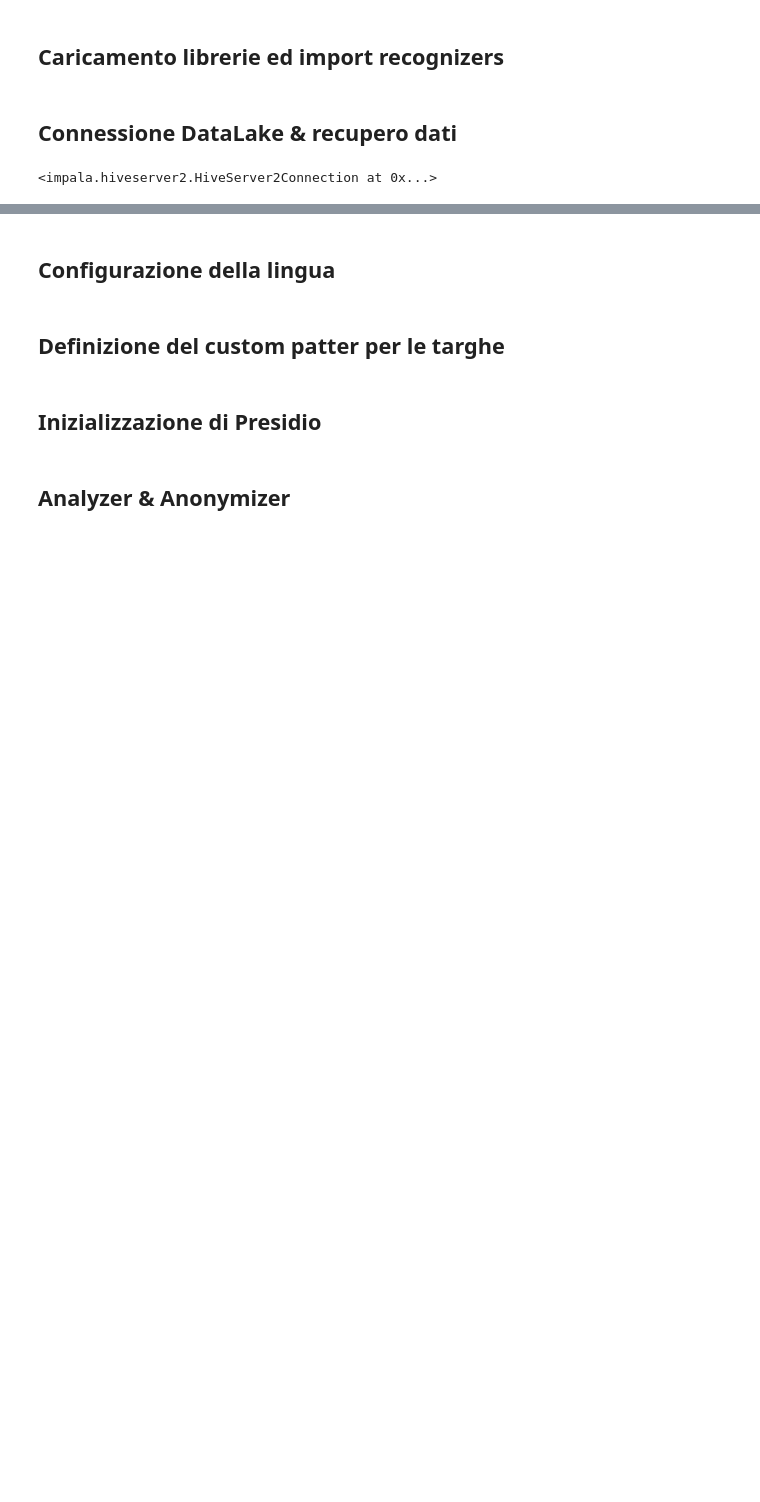
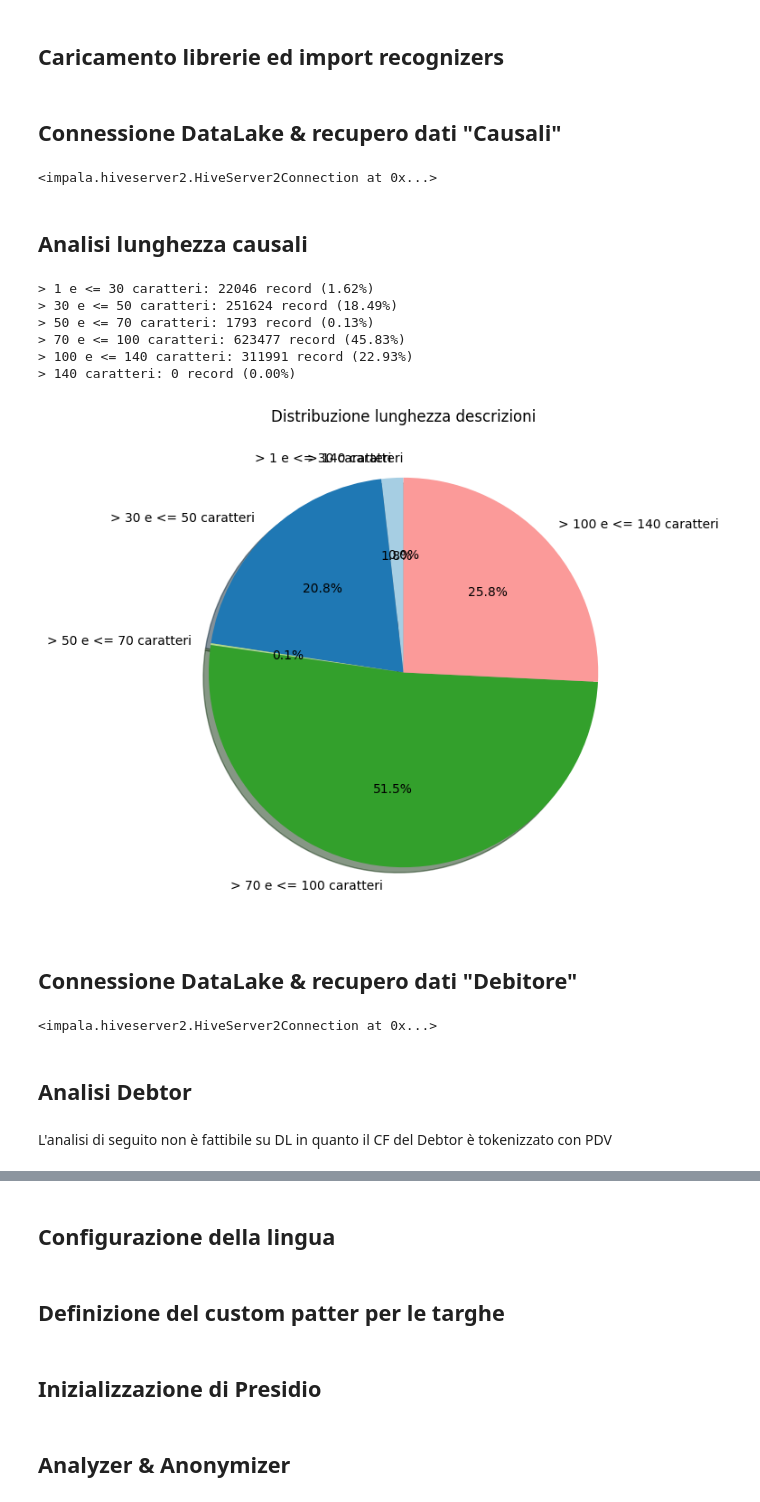
Before and after one commit to pagopa/pagopa-qa, a Jupyter notebook: data analysis/RTP analisi dati.ipynb, the cells around one changed output, grey strips where cells are left out. Cells and saved outputs as stored; diff of their text form; code cells hidden in the pictures; blank space fills up the shorter version.

```diff
--- a/data analysis/RTP analisi dati.ipynb
+++ b/data analysis/RTP analisi dati.ipynb
@@ -13,7 +12,7 @@ from presidio_analyzer import PatternRecognizer, Pattern
 # %%
 import cml.data_v1 as cmldata
 # %% [markdown]
-## Connessione DataLake & recupero dati
+## Connessione DataLake & recupero dati "Causali"
 # %%
 CONNECTION_NAME = "dl-analysis-impala-vw"
 conn = cmldata.get_connection(CONNECTION_NAME)
@@ -43,3 +46,79 @@ dataframe = conn.get_pandas_dataframe(QUERY)
 conn.close()
 # %% [output]
 <impala.hiveserver2.HiveServer2Connection at 0x...>
+# %% [markdown]
+## Analisi lunghezza causali
+# %%
+import pandas as pd
+import matplotlib.pyplot as plt
+
+def analyze_description_length(df):
+
+    # Definizione delle categorie di lunghezza
+    bins = [(1, 30), (31, 50), (51, 70), (71, 100), (101, 140), (141, float('inf'))]
+    labels = ["> 1 e <= 30 caratteri", "> 30 e <= 50 caratteri", "> 50 e <= 70 caratteri", "> 70 e <= 100 caratteri", "> 100 e <= 140 caratteri", "> 140 caratteri"]
+
+    total = len(df)
+    counts = []
+    percentages = []
+
+    # Calcola il numero di record per ogni categoria
+    for low, high in bins:
+        count = len(df[(df['after.description'].str.len() > low) & (df['after.description'].str.len() <= high)])
+        percentage = (count / total) * 100 if total > 0 else 0
+        counts.append(count)
+        percentages.append(percentage)
+
+    # Stampa i risultati
+    for label, count, percentage in zip(labels, counts, percentages):
+        print(f"{label}: {count} record ({percentage:.2f}%)")
+
+    if total == 0:
+        print("Nessun record presente nel dataset. Diagramma a torta non generato.")
+        return
+
+    # Crea il diagramma a torta
+    plt.figure(figsize=(7,7))
+    plt.pie(counts, labels=labels, autopct='%1.1f%%', colors=plt.cm.Paired.colors, shadow=True, startangle=90)
+    plt.title('Distribuzione lunghezza descrizioni')
+    plt.show()
+
+analyze_description_length(dataframe)
+# %% [output]
+> 1 e <= 30 caratteri: 22046 record (1.62%)
+> 30 e <= 50 caratteri: 251624 record (18.49%)
+> 50 e <= 70 caratteri: 1793 record (0.13%)
+> 70 e <= 100 caratteri: 623477 record (45.83%)
+> 100 e <= 140 caratteri: 311991 record (22.93%)
+> 140 caratteri: 0 record (0.00%)
+[figure, added]
+# %% [markdown]
+## Connessione DataLake & recupero dati "Debitore"
+# %%
+import cml.data_v1 as cmldata
+
+CONNECTION_NAME = "dl-analysis-impala-vw"
+conn = cmldata.get_connection(CONNECTION_NAME)
+
+## Sample Usage to get pandas data frame
+QUERY = """
+select
+pp.after.fiscal_code,pp.after.organization_fiscal_code, pp.after.type
+from pagopa.silver_gpd_payment_position pp
+INNER JOIN pagopa.silver_gpd_payment_option po ON pp.after.id = po.after.payment_position_id
+INNER JOIN pagopa.silver_gpd_transfer t ON t.after.payment_option_id = po.after.id
+WHERE
+pp.after.status IN ('PAID','REPORTED')
+AND t.after.category IN ('0301105TS','0201102IM', '0201133IM', '0101109IM','0101101IM')
+"""
+
+dataframe_debtor = conn.get_pandas_dataframe(QUERY)
+# print(dataframe)
+# Closing the connection
+conn.close()
+# %% [output]
+<impala.hiveserver2.HiveServer2Connection at 0x...>
+# %% [markdown]
+## Analisi Debtor
+# %% [markdown]
+L'analisi di seguito non è fattibile su DL in quanto il CF del Debtor è tokenizzato con PDV
```
Also changed, not shown: parts of 12 cells of this notebook.
